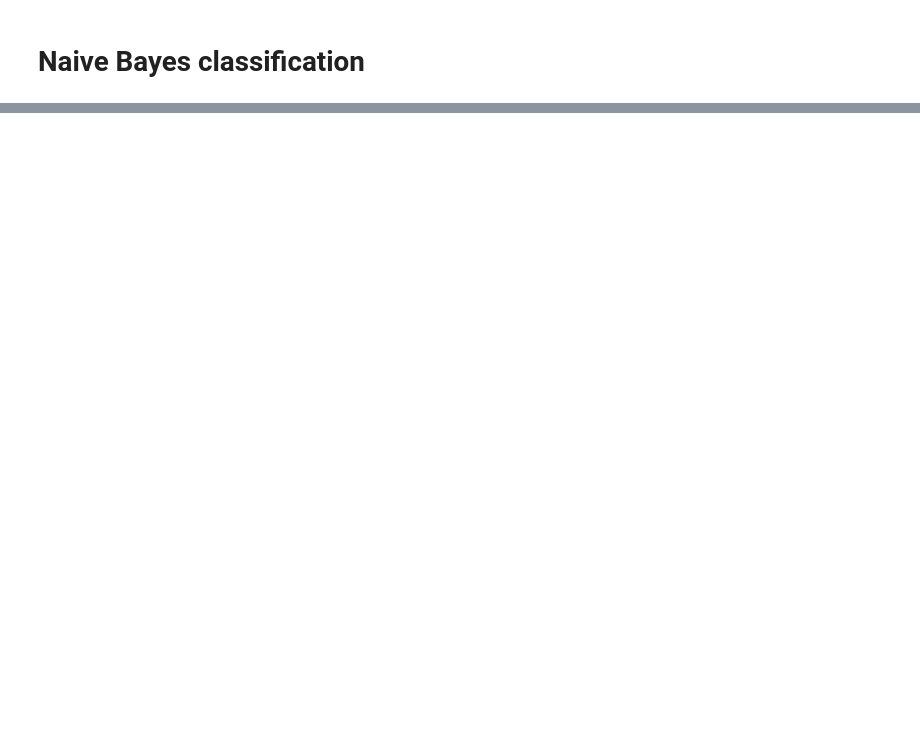
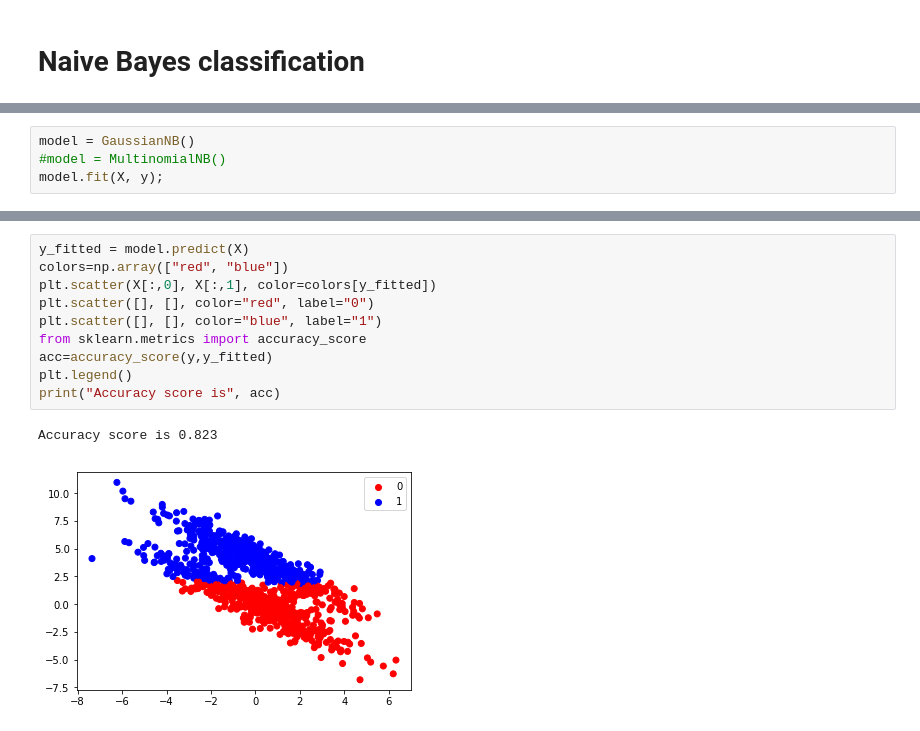
Before and after one commit to jttoivon/data-analysis-with-python-spring-2019, a Jupyter notebook: bayes.ipynb, the cells around one changed output, grey strips where cells are left out. Saved outputs shown, nothing was run; the diff lists cells and outputs as text; blank space fills up the shorter version.

```diff
--- a/bayes.ipynb
+++ b/bayes.ipynb
@@ -58,0 +124,4 @@ plt.axis(lim)
+# %%
+model = GaussianNB()
+#model = MultinomialNB()
+model.fit(X, y);
@@ -58,0 +136,13 @@ plt.axis(lim)
+# %%
+y_fitted = model.predict(X)
+colors=np.array(["red", "blue"])
+plt.scatter(X[:,0], X[:,1], color=colors[y_fitted])
+plt.scatter([], [], color="red", label="0")
+plt.scatter([], [], color="blue", label="1")
+from sklearn.metrics import accuracy_score
+acc=accuracy_score(y,y_fitted)
+plt.legend()
+print("Accuracy score is", acc)
+# %% [output]
+Accuracy score is 0.823
+[figure, added]
```
Also changed, not shown: parts of 38 cells of this notebook, 6 other files.
